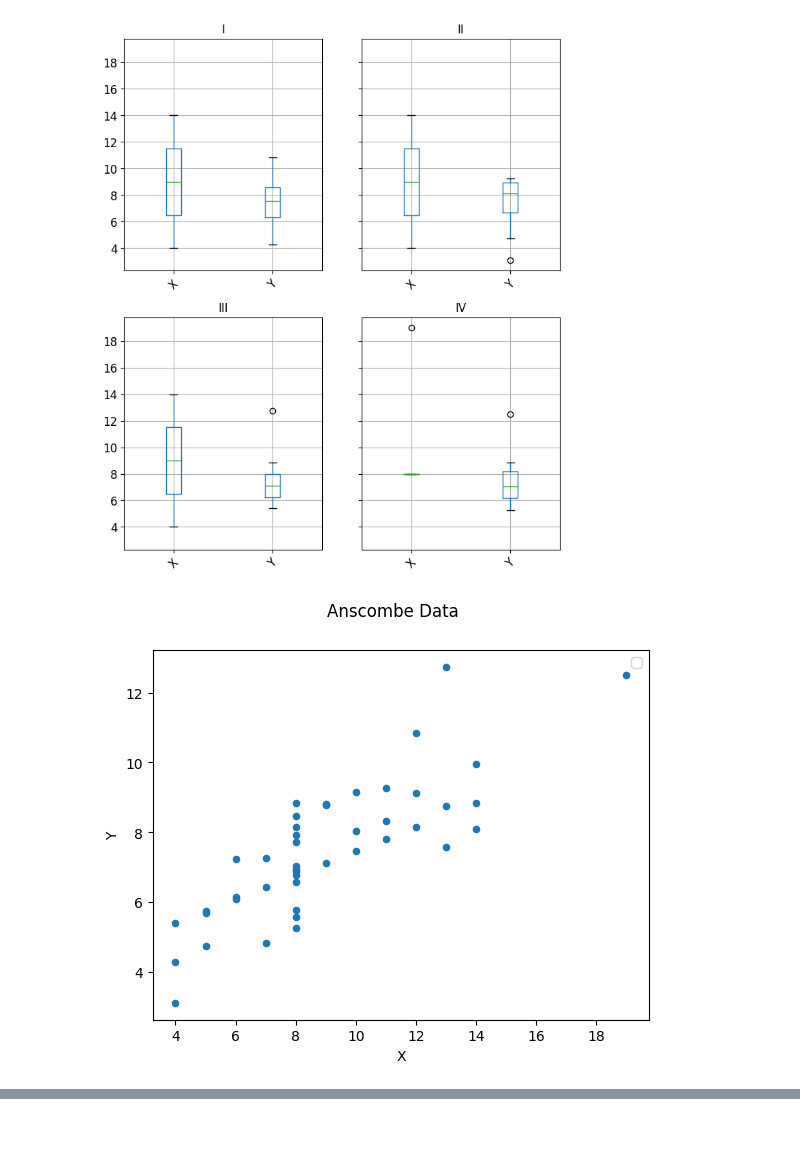
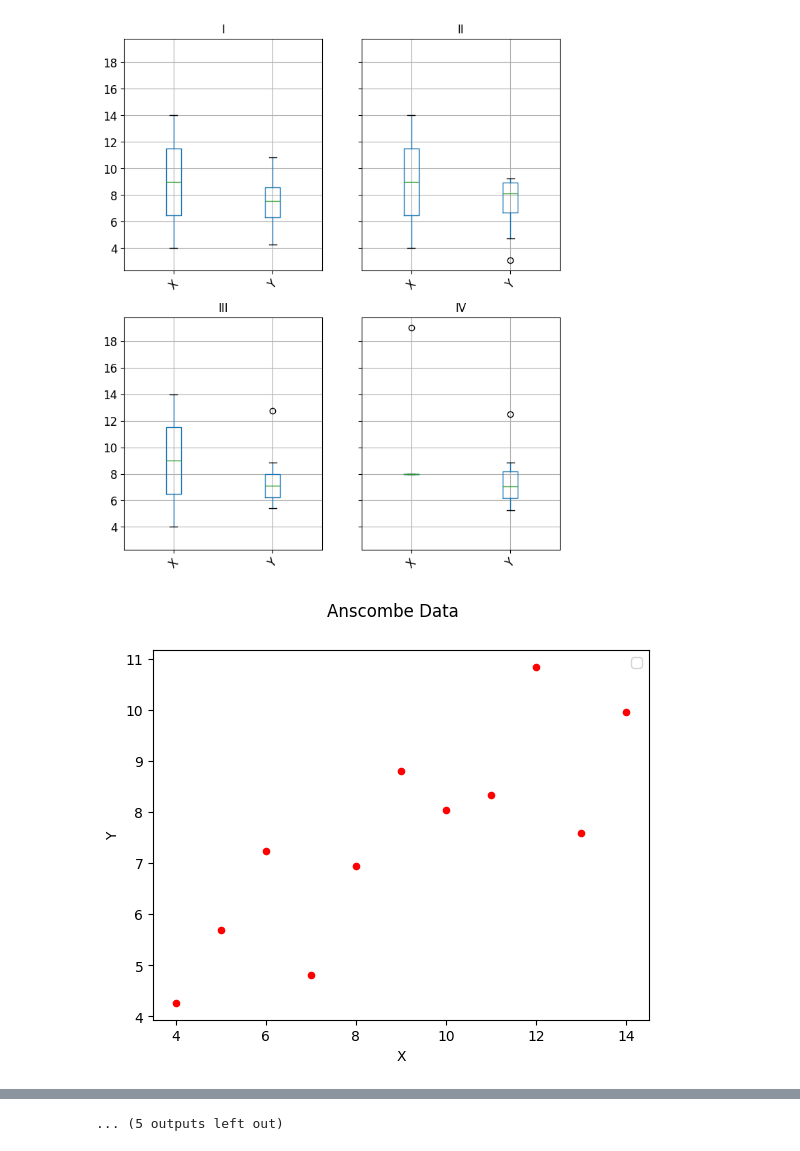
Before and after one commit to lia-ang/BME3053C-Spring-2025, a Jupyter notebook: lessons-solved/homework_HW3.ipynb, the cells around one changed output, grey strips where cells are left out. Saved outputs shown, nothing was run; the diff lists cells and outputs as text; code cells hidden in the pictures.

```diff
--- a/lessons-solved/homework_HW3.ipynb
+++ b/lessons-solved/homework_HW3.ipynb
@@ -2,14 +2,20 @@
 <a href="https://colab.research.google.com/github/lia-ang/BME3053C-Spring-2025/blob/main/lessons-solved/homework_HW3.ipynb" target="_parent"><img src="https://colab.research.google.com/assets/colab-badge.svg" alt="Open In Colab"/></a>
 # %%
 import pandas as pd
+import matplotlib.pyplot as plt
 anscombe_df = pd.read_json('/content/sample_data/anscombe.json')
 grouped_df = anscombe_df.groupby('Series')
 grouped_df.describe()
 #boxplot
 grouped_df.boxplot(rot=45, fontsize=12, figsize=(8, 10))
 
 #scatterplot
-plot = anscombe_df.plot(kind='scatter', x='X', y='Y', title = 'Anscombe Data', subplots=True)
+color = ['r', 'b', 'g', 'y']
+
+scatterplot_grouped = plt.subplots()
+
+for i in range(len(color)):
+  plot = grouped_df.plot(kind='scatter', x='X', y='Y', color=color[i], title = 'Anscombe Data', subplots=True, legend='top right')
 # %% [output]
 [figure]
-[figure, old version]
+[figure, new version]
@@ -15,0 +32 @@ plot = anscombe_df.plot(kind='scatter', x='X', y='Y', title = 'Anscombe Data', s
+... (5 outputs left out)
```
Also changed, not shown: parts of 1 cell of this notebook.
